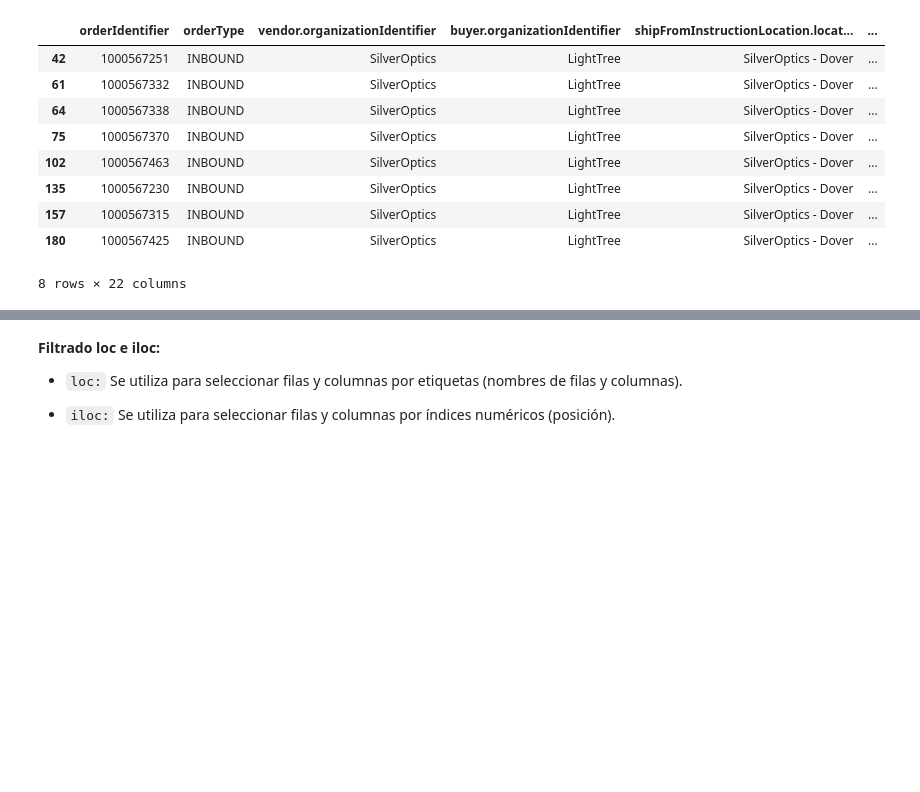
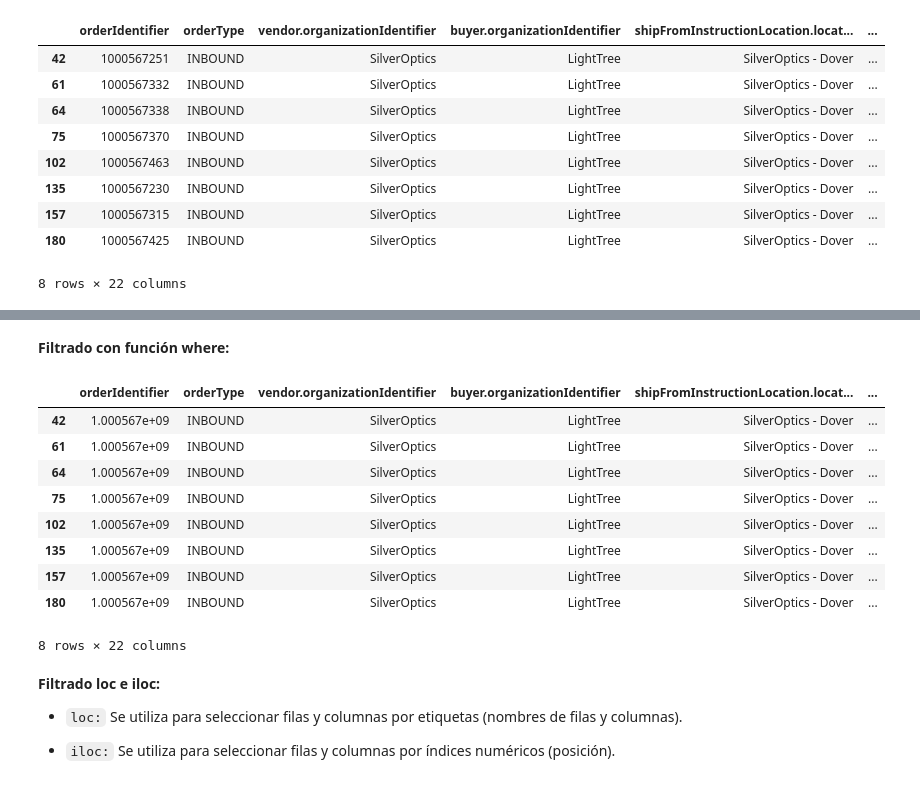
Before and after one commit to cdsaineac/Bootcamp-DS-202604, a Jupyter notebook: Clase 05 - Pandas/intro_pandas.ipynb, the cells around one changed output, grey strips where cells are left out. Saved outputs shown, nothing was run; the diff lists cells and outputs as text; code cells hidden in the pictures; blank space fills up the shorter version.

```diff
--- a/Clase 05 - Pandas/intro_pandas.ipynb
+++ b/Clase 05 - Pandas/intro_pandas.ipynb
@@ -188,3 +208,18 @@ datos_excel[(datos_excel['vendor.organizationIdentifier'] == 'SilverOptics') & (
+# %% [markdown]
+**Filtrado con función where:**
+# %%
+datos_excel.where(datos_excel['vendor.organizationIdentifier'] == 'SilverOptics').dropna(subset=['vendor.organizationIdentifier'])
+# %% [output]
+|  | orderIdentifier | orderType | vendor.organizationIdentifier | buyer.organizationIdentifier | shipFromInstructionLocation.locat... | ... |
+| 42 | 1.000567e+09 | INBOUND | SilverOptics | LightTree | SilverOptics - Dover | ... |
+| 61 | 1.000567e+09 | INBOUND | SilverOptics | LightTree | SilverOptics - Dover | ... |
+| 64 | 1.000567e+09 | INBOUND | SilverOptics | LightTree | SilverOptics - Dover | ... |
+| 75 | 1.000567e+09 | INBOUND | SilverOptics | LightTree | SilverOptics - Dover | ... |
+| 102 | 1.000567e+09 | INBOUND | SilverOptics | LightTree | SilverOptics - Dover | ... |
+| 135 | 1.000567e+09 | INBOUND | SilverOptics | LightTree | SilverOptics - Dover | ... |
+| 157 | 1.000567e+09 | INBOUND | SilverOptics | LightTree | SilverOptics - Dover | ... |
+| 180 | 1.000567e+09 | INBOUND | SilverOptics | LightTree | SilverOptics - Dover | ... |
+8 rows × 22 columns
 # %% [markdown]
 **Filtrado loc e iloc:**
 
```
Also changed, not shown: parts of 3 cells of this notebook.
